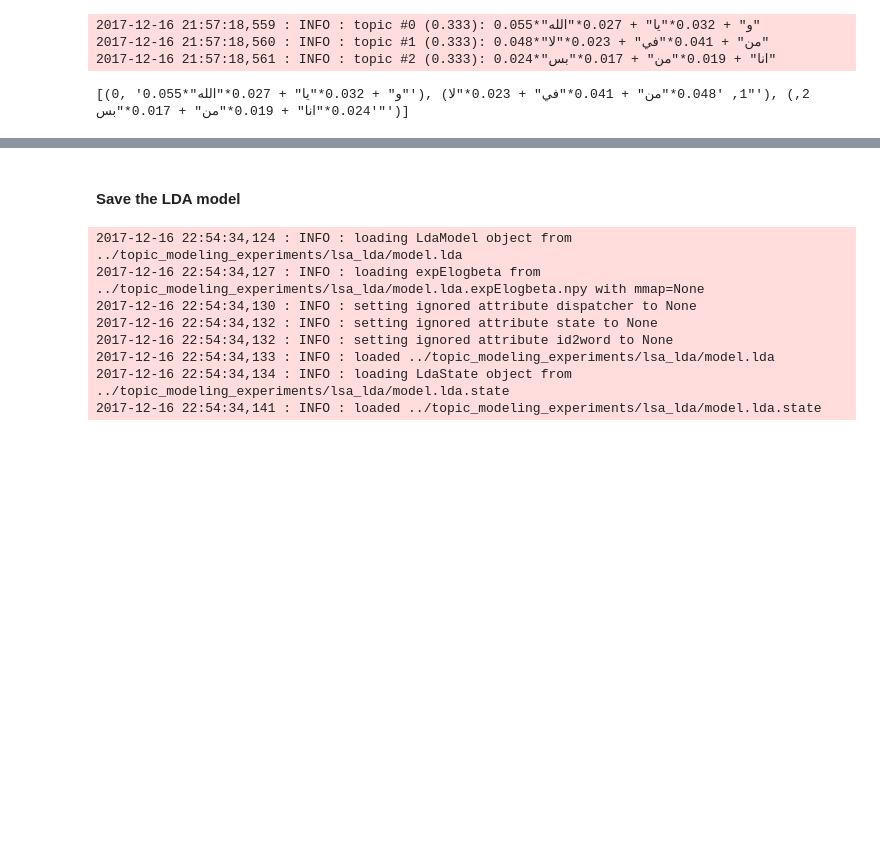
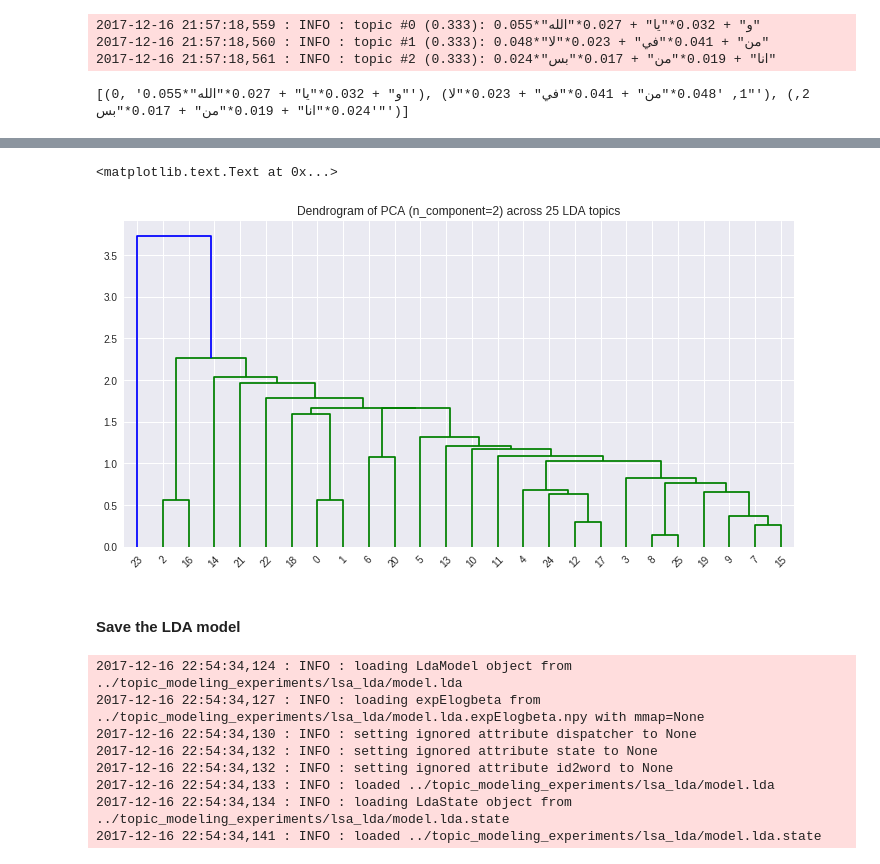
Before and after one commit to telsahy/capstone-52, a Jupyter notebook: topic_modeling_experiments/lsa_lda/lsa_lda_with_stop.ipynb, the cells around one changed output, grey strips where cells are left out. Saved outputs shown, nothing was run; the diff lists cells and outputs as text; code cells hidden in the pictures; blank space fills up the shorter version.

```diff
--- a/topic_modeling_experiments/lsa_lda/lsa_lda_with_stop.ipynb
+++ b/topic_modeling_experiments/lsa_lda/lsa_lda_with_stop.ipynb
@@ -375,0 +451,8 @@ print(ldamodel.print_topics(num_topics=500, num_words=3))
+# %%
+from scipy.cluster.hierarchy import linkage, dendrogram
+plt.figure(figsize=(12,6))
+R = dendrogram(linkage(X_pca), p=500, truncate_mode='level')
+plt.title('Dendrogram of PCA (n_component=2) across 25 LDA topics')
+# %% [output]
+<matplotlib.text.Text at 0x...>
+[figure, added]
```
Also changed, not shown: parts of 45 cells of this notebook.
